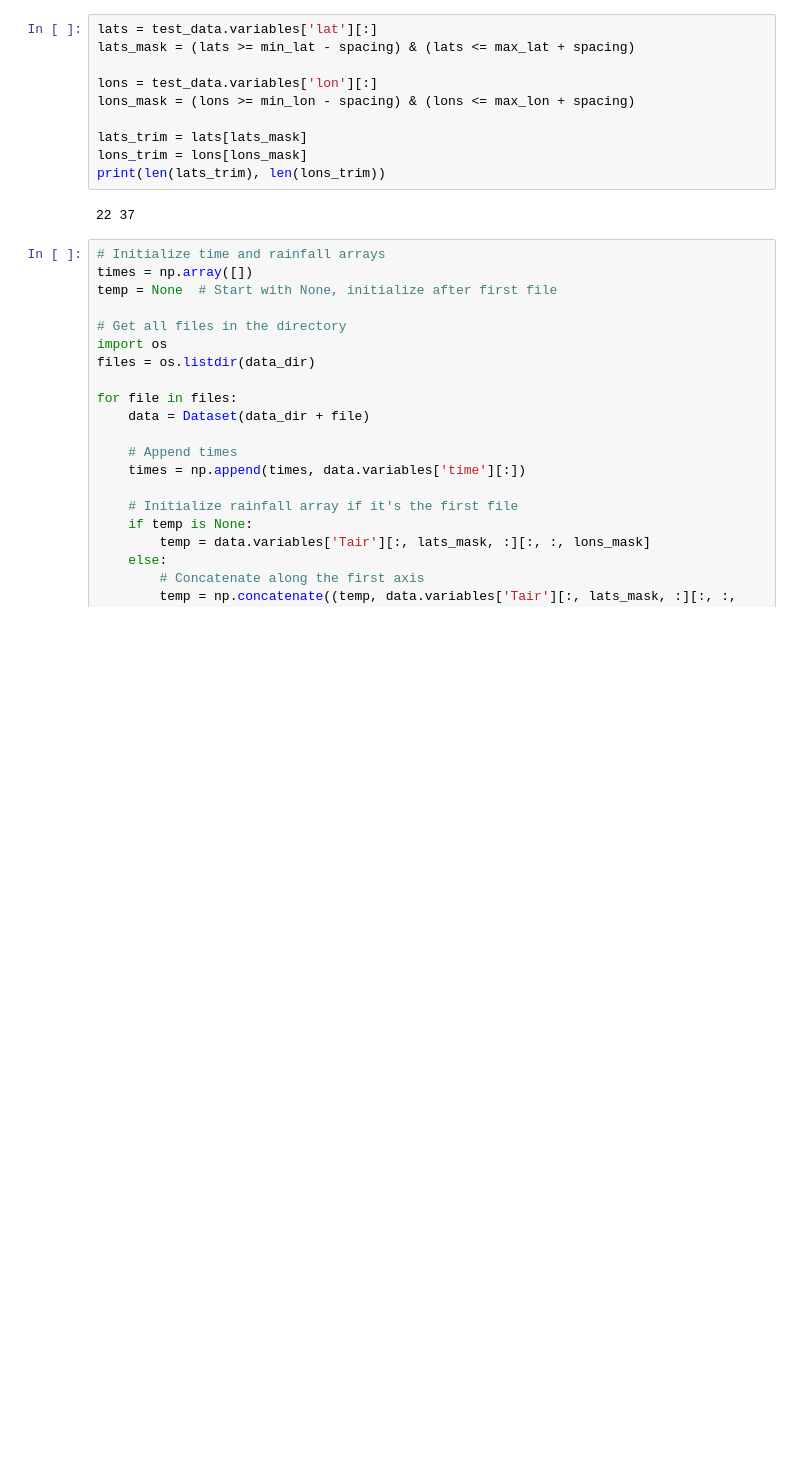
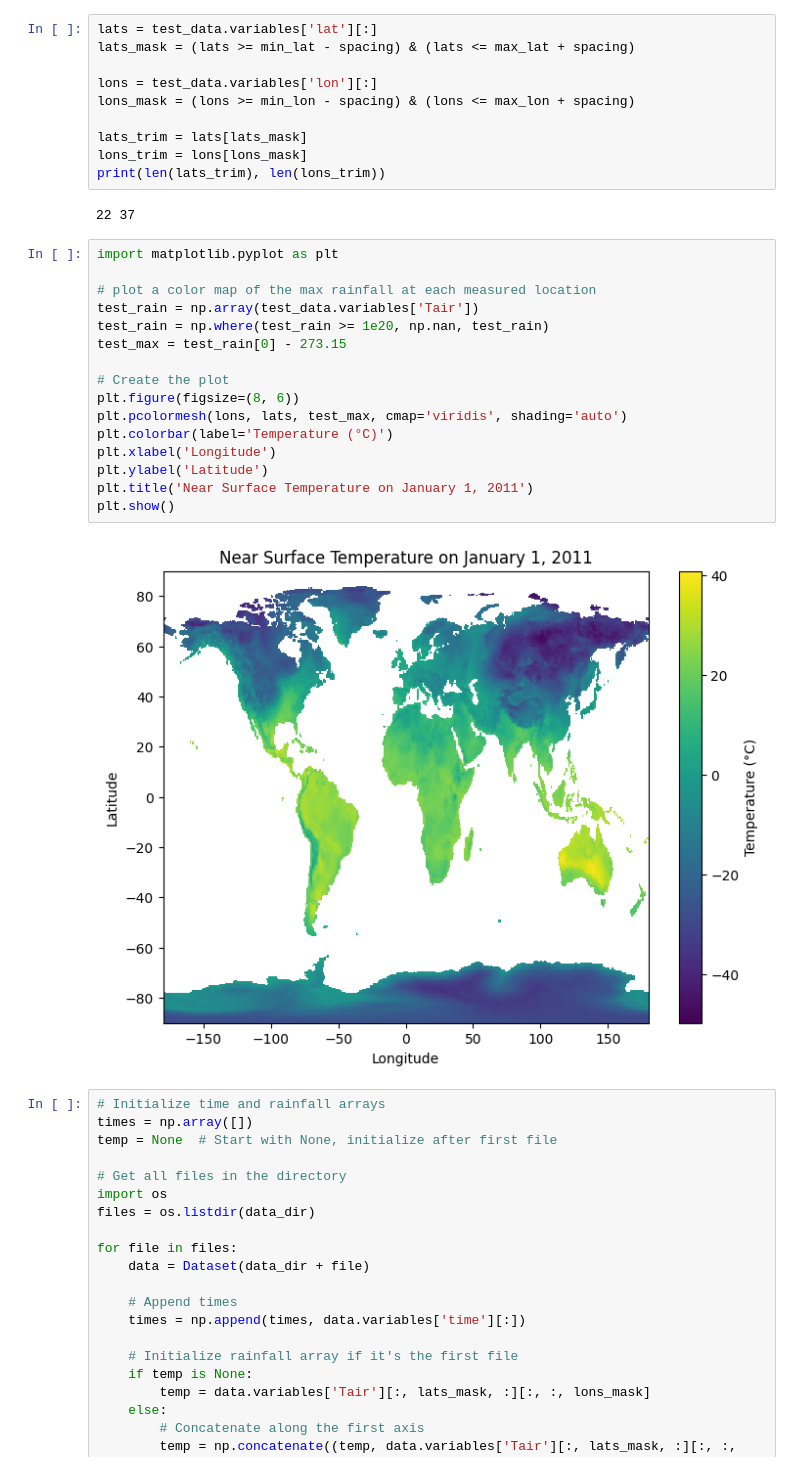
Before and after one commit to TWilson05/EOSC-410-Final-Project, a Jupyter notebook: preprocess_data.ipynb, the cells around one changed output. Drawn from its saved outputs; the diff is of its cells as text; blank space fills up the shorter version.

```diff
--- a/preprocess_data.ipynb
+++ b/preprocess_data.ipynb
@@ -346,6 +367,24 @@ lons_trim = lons[lons_mask]
 print(len(lats_trim), len(lons_trim))
 # %% [output]
 22 37
+# %%
+import matplotlib.pyplot as plt
+
+# plot a color map of the max rainfall at each measured location
+test_rain = np.array(test_data.variables['Tair'])
+test_rain = np.where(test_rain >= 1e20, np.nan, test_rain)
+test_max = test_rain[0] - 273.15
+
+# Create the plot
+plt.figure(figsize=(8, 6))
+plt.pcolormesh(lons, lats, test_max, cmap='viridis', shading='auto')
+plt.colorbar(label='Temperature (°C)')
+plt.xlabel('Longitude')
+plt.ylabel('Latitude')
+plt.title('Near Surface Temperature on January 1, 2011')
+plt.show()
+# %% [output]
+[figure, added]
 # %%
 # Initialize time and rainfall arrays
 times = np.array([])
```
Also changed, not shown: parts of 2 cells of this notebook, 1 other file.
